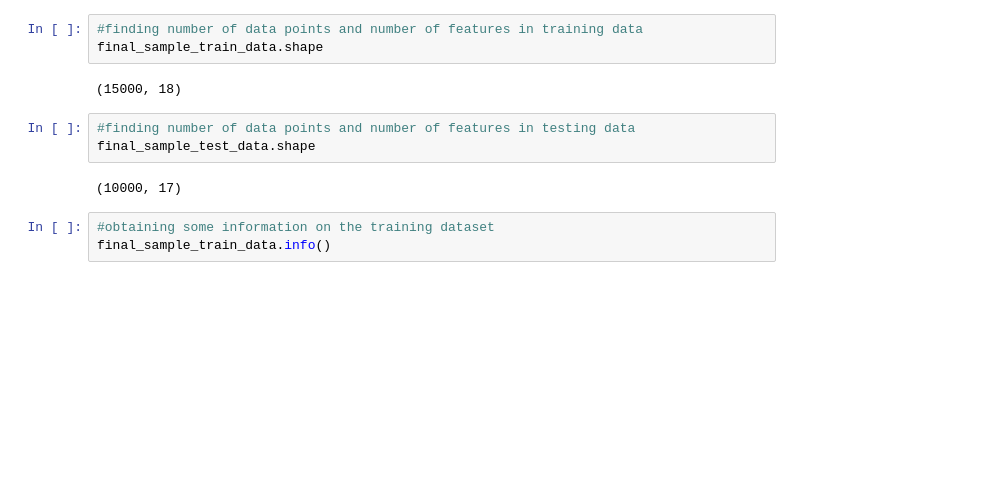
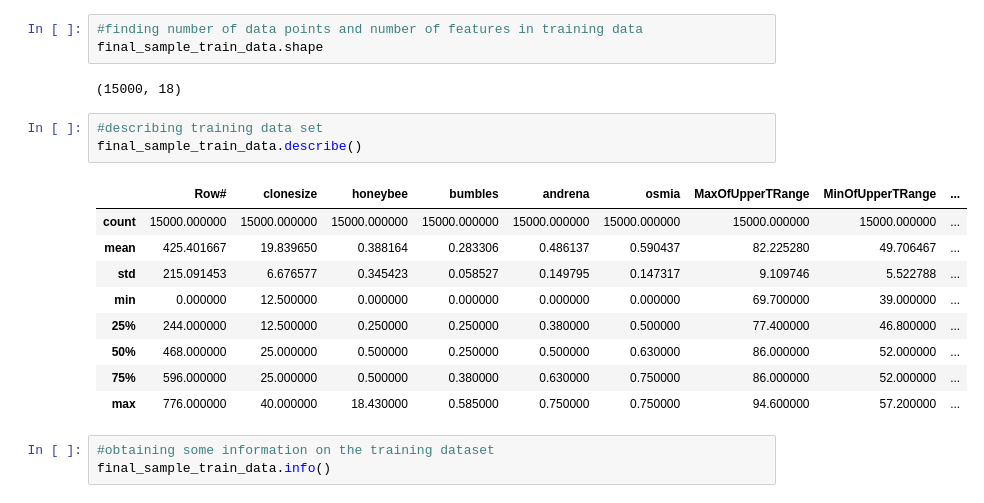
Before and after one commit to carol-furtado/Predicting-Blueberry-Yield-Using-Supervised-Regression-Models-A-Kaggle-ML-League-Challenge, a Jupyter notebook: WEC_competition.ipynb, the cells around one changed output. Saved outputs shown, nothing was run; the diff lists cells and outputs as text; blank space fills up the shorter version.

```diff
--- a/WEC_competition.ipynb
+++ b/WEC_competition.ipynb
@@ -137,11 +97,19 @@ dtype: int64
 final_sample_train_data.shape
 # %% [output]
 (15000, 18)
-# %%
-#finding number of data points and number of features in testing data
-final_sample_test_data.shape
-# %% [output]
-(10000, 17)
+# %%
+#describing training data set
+final_sample_train_data.describe()
+# %% [output]
+|  | Row# | clonesize | honeybee | bumbles | andrena | osmia | MaxOfUpperTRange | MinOfUpperTRange | ... |
+| count | 15000.000000 | 15000.000000 | 15000.000000 | 15000.000000 | 15000.000000 | 15000.000000 | 15000.000000 | 15000.000000 | ... |
+| mean | 425.401667 | 19.839650 | 0.388164 | 0.283306 | 0.486137 | 0.590437 | 82.225280 | 49.706467 | ... |
+| std | 215.091453 | 6.676577 | 0.345423 | 0.058527 | 0.149795 | 0.147317 | 9.109746 | 5.522788 | ... |
+| min | 0.000000 | 12.500000 | 0.000000 | 0.000000 | 0.000000 | 0.000000 | 69.700000 | 39.000000 | ... |
+| 25% | 244.000000 | 12.500000 | 0.250000 | 0.250000 | 0.380000 | 0.500000 | 77.400000 | 46.800000 | ... |
+| 50% | 468.000000 | 25.000000 | 0.500000 | 0.250000 | 0.500000 | 0.630000 | 86.000000 | 52.000000 | ... |
+| 75% | 596.000000 | 25.000000 | 0.500000 | 0.380000 | 0.630000 | 0.750000 | 86.000000 | 52.000000 | ... |
+| max | 776.000000 | 40.000000 | 18.430000 | 0.585000 | 0.750000 | 0.750000 | 94.600000 | 57.200000 | ... |
 # %%
 #obtaining some information on the training dataset
 final_sample_train_data.info()
```
Also changed, not shown: parts of 19 cells of this notebook.
